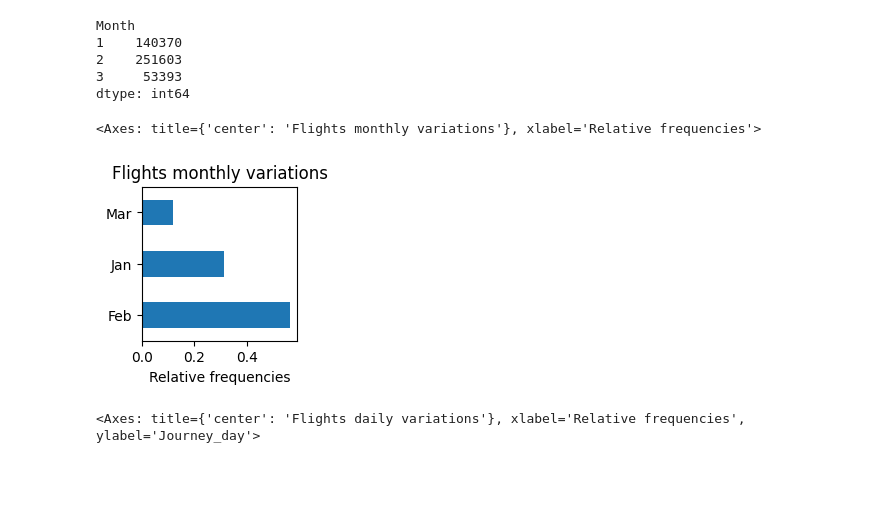
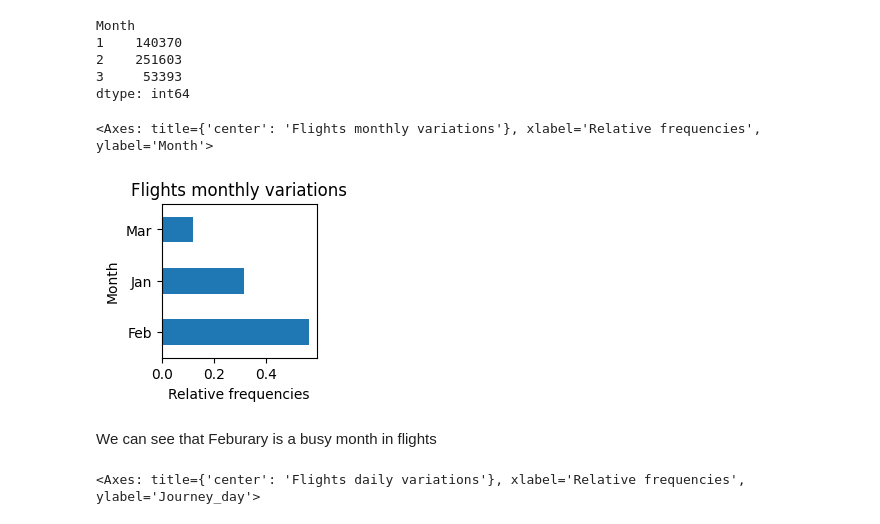
Before and after one commit to NoamGini/Tabular-data-science---Airfare, a Jupyter notebook: Pipline.ipynb, the cells around one changed output. Saved outputs shown, nothing was run; the diff lists cells and outputs as text; code cells hidden in the pictures; blank space fills up the shorter version.

```diff
--- a/Pipline.ipynb
+++ b/Pipline.ipynb
@@ -188,10 +198,12 @@ dtype: int64
 # %%
 Month_ = pd.to_datetime(dtf.Date_of_journey.values).month
 pd.Series(Month_.value_counts(normalize = True).values,index=["Feb","Jan","Mar"]).\
-    plot(kind="barh",title="Flights monthly variations", figsize = [2,2], xlabel = "Relative frequencies")
+    plot(kind="barh",title="Flights monthly variations", figsize = [2,2], xlabel = "Relative frequencies", ylabel = "Month")
 # %% [output]
-<Axes: title={'center': 'Flights monthly variations'}, xlabel='Relative frequencies'>
+<Axes: title={'center': 'Flights monthly variations'}, xlabel='Relative frequencies', ylabel='Month'>
-[figure, old version]
+[figure, new version]
+# %% [markdown]
+We can see that Feburary is a busy month in flights
 # %%
 dtf.Journey_day.value_counts(normalize = True, ascending = True).plot(kind="barh",
  title = "Flights daily variations",xlabel = "Relative frequencies")
```
Also changed, not shown: parts of 55 cells of this notebook.
